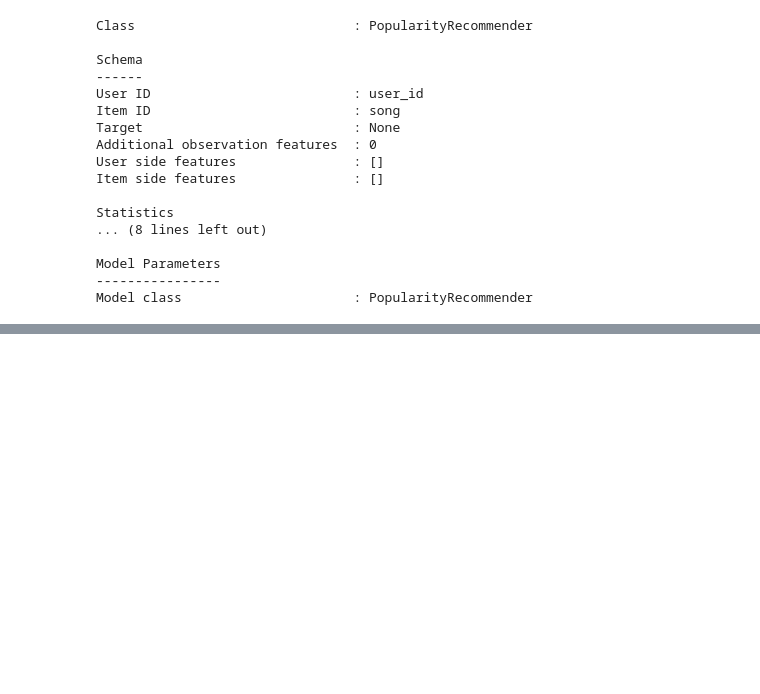
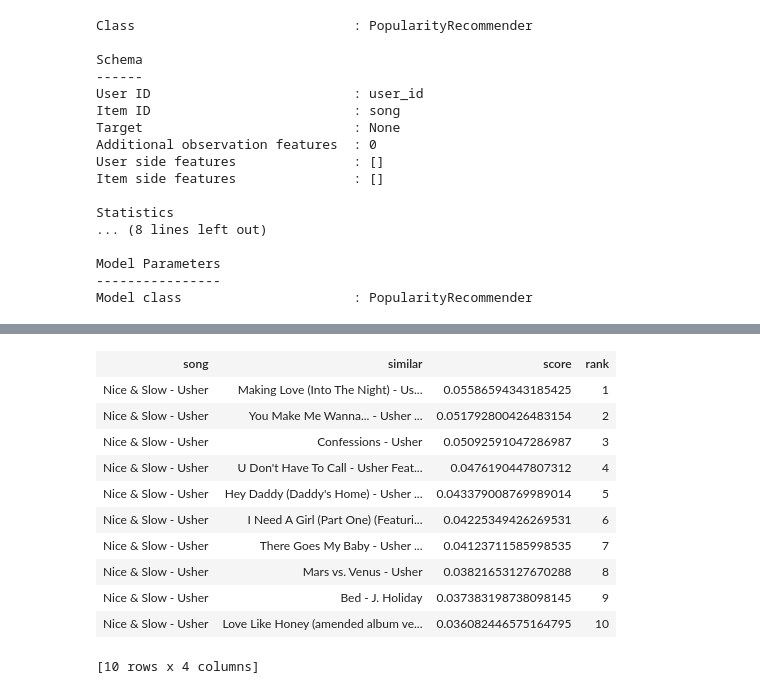
Before and after one commit to jawyoonis/ML_coursera, a Jupyter notebook: recomanded_systems/song Recomander.ipynb, the cells around one changed output, grey strips where cells are left out. Drawn from its saved outputs; the diff is of its cells as text; code cells hidden in the pictures; blank space fills up the shorter version.

```diff
--- a/recomanded_systems/song Recomander.ipynb
+++ b/recomanded_systems/song Recomander.ipynb
@@ -119,0 +168,15 @@ papularity_model.recommend(users=[users[0]])
+# %%
+personalized_model.get_similar_items(['Nice & Slow - Usher'])
+# %% [output]
+| song | similar | score | rank |
+| Nice & Slow - Usher | Making Love (Into The Night) - Us... | 0.05586594343185425 | 1 |
+| Nice & Slow - Usher | You Make Me Wanna... - Usher ... | 0.051792800426483154 | 2 |
+| Nice & Slow - Usher | Confessions - Usher | 0.05092591047286987 | 3 |
+| Nice & Slow - Usher | U Don't Have To Call - Usher Feat... | 0.0476190447807312 | 4 |
+| Nice & Slow - Usher | Hey Daddy (Daddy's Home) - Usher ... | 0.043379008769989014 | 5 |
+| Nice & Slow - Usher | I Need A Girl (Part One) (Featuri... | 0.04225349426269531 | 6 |
+| Nice & Slow - Usher | There Goes My Baby - Usher ... | 0.04123711585998535 | 7 |
+| Nice & Slow - Usher | Mars vs. Venus - Usher | 0.03821653127670288 | 8 |
+| Nice & Slow - Usher | Bed - J. Holiday | 0.037383198738098145 | 9 |
+| Nice & Slow - Usher | Love Like Honey (amended album ve... | 0.036082446575164795 | 10 |
+[10 rows x 4 columns]
```
Also changed, not shown: parts of 23 cells of this notebook, 25 other files.
